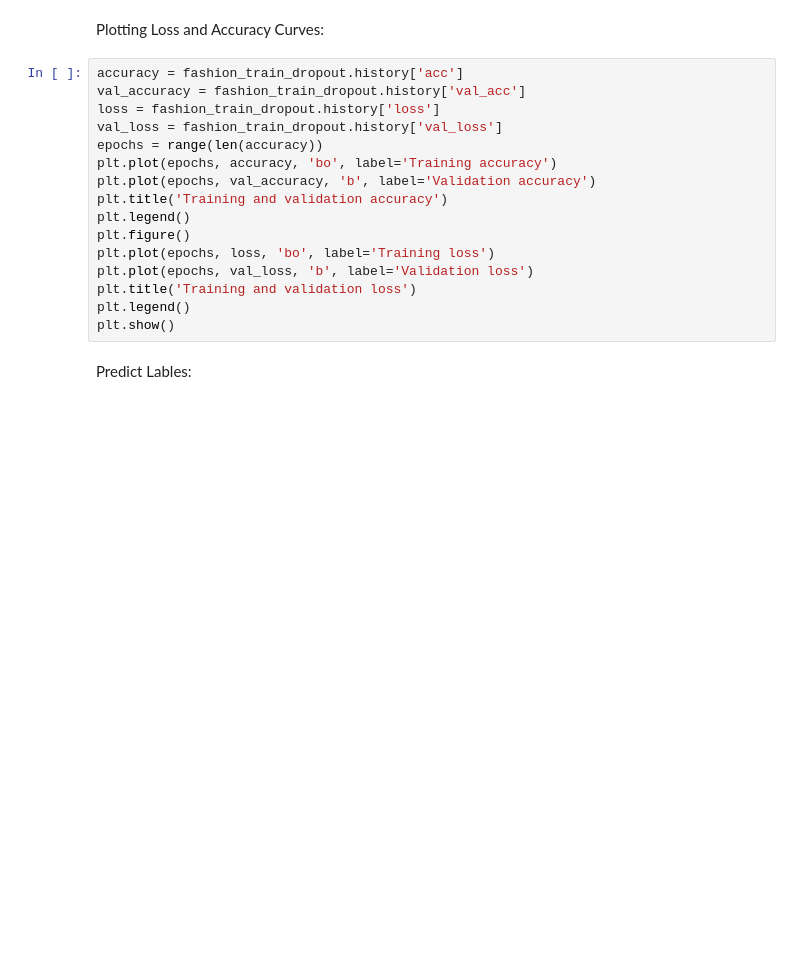
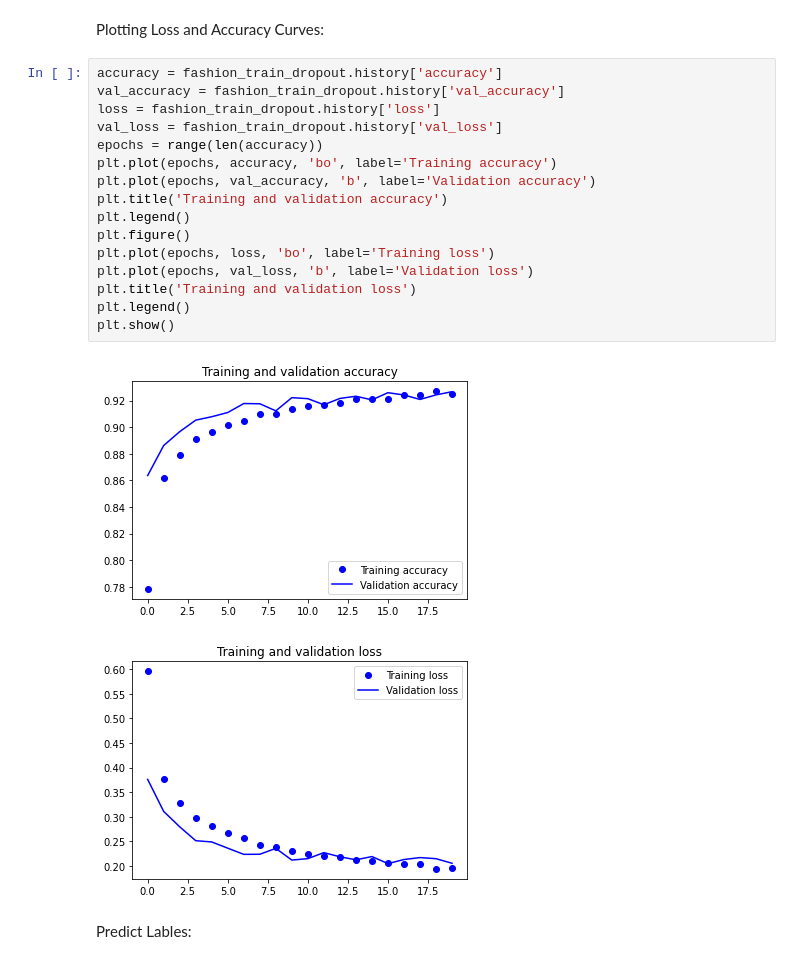
Before and after one commit to MulukenW/Tensor_Flow-Tutorials, a Jupyter notebook: CNN_MNIST_Fashion_Case_Study.ipynb, the cells around one changed output. Saved outputs shown, nothing was run; the diff lists cells and outputs as text; blank space fills up the shorter version.

```diff
--- a/CNN_MNIST_Fashion_Case_Study.ipynb
+++ b/CNN_MNIST_Fashion_Case_Study.ipynb
@@ -215,21 +244,24 @@ print('Test accuracy:', test_eval[1])
 # %% [markdown]
 Plotting Loss and Accuracy Curves:
 # %%
-accuracy = fashion_train_dropout.history['acc']
-val_accuracy = fashion_train_dropout.history['val_acc']
+accuracy = fashion_train_dropout.history['accuracy']
+val_accuracy = fashion_train_dropout.history['val_accuracy']
 loss = fashion_train_dropout.history['loss']
 val_loss = fashion_train_dropout.history['val_loss']
 epochs = range(len(accuracy))
 plt.plot(epochs, accuracy, 'bo', label='Training accuracy')
 plt.plot(epochs, val_accuracy, 'b', label='Validation accuracy')
 plt.title('Training and validation accuracy')
 plt.legend()
 plt.figure()
 plt.plot(epochs, loss, 'bo', label='Training loss')
 plt.plot(epochs, val_loss, 'b', label='Validation loss')
 plt.title('Training and validation loss')
 plt.legend()
 plt.show()
+# %% [output]
+[figure, added]
+[figure, added]
 # %% [markdown]
 Predict Lables:
 # %%
```
Also changed, not shown: parts of 14 cells of this notebook.
